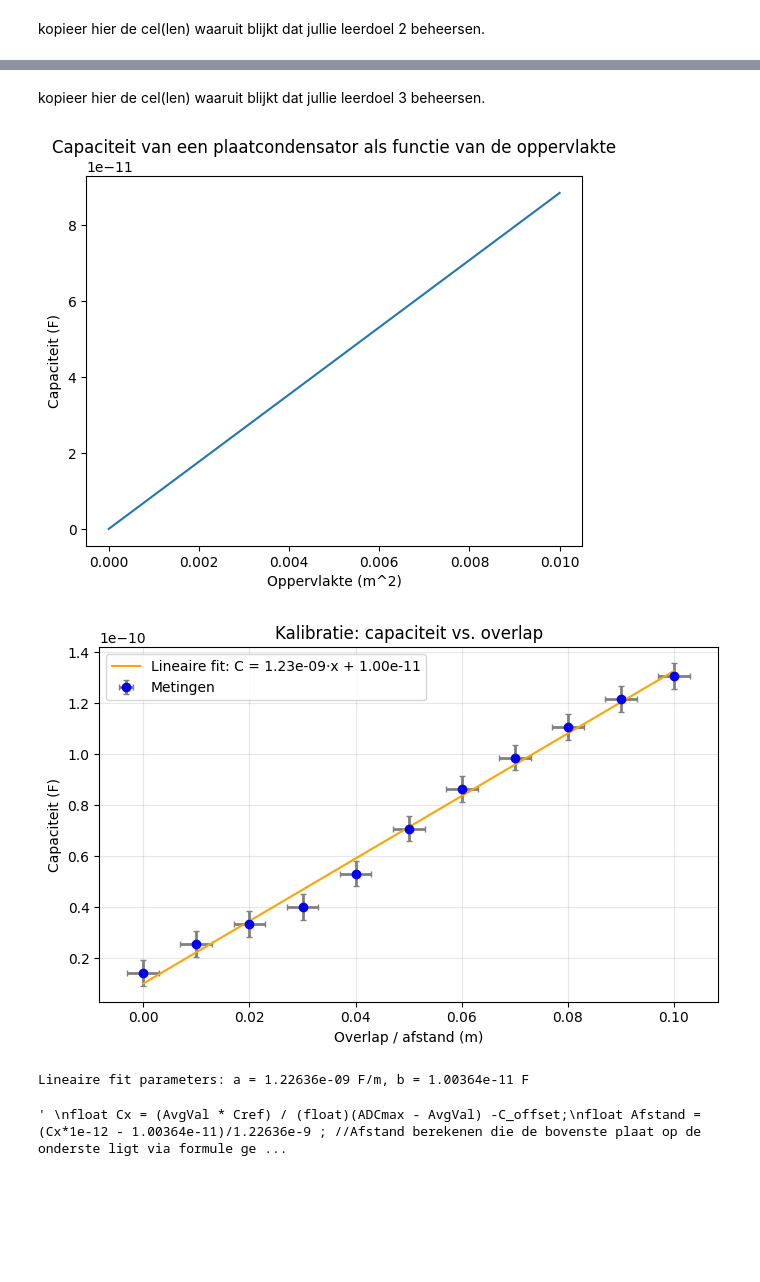
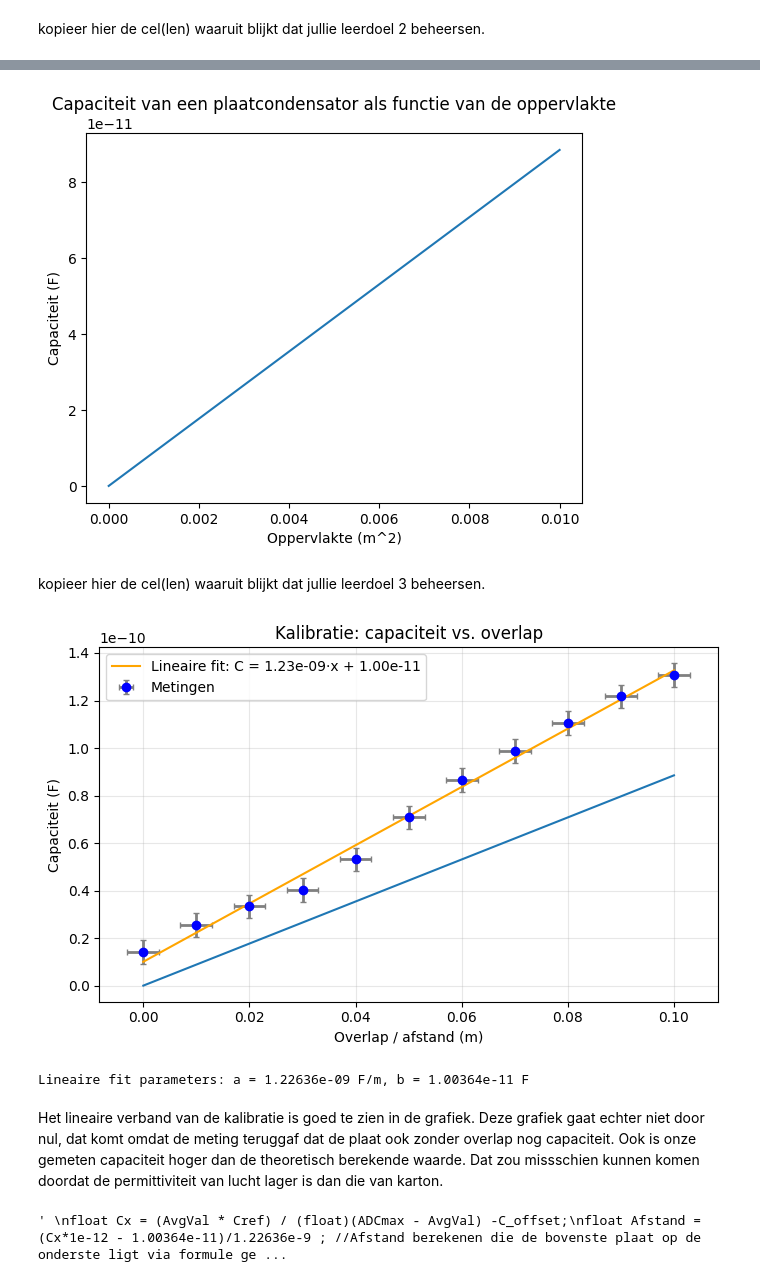
Before and after one commit to ChristophSmit/opdrachten-DEF-D, a Jupyter notebook: FysiekeOntwerpopdrachten/2OntwerpEenSensorCondensator/DEFOntwerpopdracht2OntwerpEenSensorInvulTemplate.ipynb, the cells around one changed output, grey strips where cells are left out. Saved outputs shown, nothing was run; the diff lists cells and outputs as text; code cells hidden in the pictures; blank space fills up the shorter version.

```diff
--- a/FysiekeOntwerpopdrachten/2OntwerpEenSensorCondensator/DEFOntwerpopdracht2OntwerpEenSensorInvulTemplate.ipynb
+++ b/FysiekeOntwerpopdrachten/2OntwerpEenSensorCondensator/DEFOntwerpopdracht2OntwerpEenSensorInvulTemplate.ipynb
@@ -277,58 +264,74 @@ kopieer hier de cel(len) waaruit blijkt dat jullie leerdoel 2 beheersen.
+# %%
+# Plot hier de verwachte ontwerpgrafiek van jullie sensoren.
+import numpy as np
+import matplotlib.pyplot as plt
+eps = 8.85e-12 # F/m
+def capacity(A, d, eps):
+    return eps * A / d
+
+
+A = np.linspace(0, 0.01, 100) # m^2
+d= 0.001
+
+plt.figure()
+plt.plot(A, capacity(A, d, eps))
+plt.xlabel("Oppervlakte (m^2)")
+plt.ylabel("Capaciteit (F)")
+plt.title("Capaciteit van een plaatcondensator als functie van de oppervlakte")
+plt.show()
+# %% [output]
+[figure, added]
 # %% [markdown]
 kopieer hier de cel(len) waaruit blijkt dat jullie leerdoel 3 beheersen.
 # %%
 # Ontwerpgrafiek
 eps = 8.85e-12 # F/m
 def capacity(A, d, eps):
-    return eps * A / d
+    return eps * A*0.1 / d
 
 
-A = np.linspace(0, 0.01, 100) # m^2
+A = np.linspace(0, 0.1, 100) # m^2
 d= 0.001
 
-plt.figure()
-plt.plot(A, capacity(A, d, eps))
-plt.xlabel("Oppervlakte (m^2)")
-plt.ylabel("Capaciteit (F)")
-plt.title("Capaciteit van een plaatcondensator als functie van de oppervlakte")
-plt.show()
+
 
 # Data
 metingen = np.array([14.2, 25.5, 33.3, 40.1, 53.1, 70.8, 86.4, 98.6, 110.6, 121.7, 130.6]) # pF
 afstand = np.array([0, 1, 2, 3, 4, 5, 6, 7, 8, 9, 10]) # cm
 
 # Meetfout
 afstand_fout = 0.3 # cm
 metingen_fout = 5 # pF
 
 # Conversie
 metingen_F = metingen * 1e-12 # omzetten van pF naar F
 afstand_m = afstand * 1e-2 # omzetten van cm naar m
 
 # Lineaire fit: C = a*x + b
 a, b = np.polyfit(afstand_m, metingen_F, 1)
 
 # Fit-curve
 x_fit = np.linspace(afstand_m.min(), afstand_m.max(), 200)
 y_fit = a * x_fit + b
 
 # Plot
 plt.figure(figsize=(7, 4.5))
 plt.errorbar(afstand_m, metingen_F, xerr=afstand_fout*1e-2, yerr=metingen_fout*1e-12, fmt='o', label="Metingen", color="blue", ecolor="gray", elinewidth=2, capsize=2)
 plt.plot(x_fit, y_fit, label=f"Lineaire fit: C = {a:.2e}·x + {b:.2e}", color="orange")
-
+plt.plot(A, capacity(A, d, eps))
 plt.xlabel("Overlap / afstand (m)")
 plt.ylabel("Capaciteit (F)")
 plt.title("Kalibratie: capaciteit vs. overlap")
 plt.grid(True, alpha=0.3)
 plt.legend()
 plt.tight_layout()
 plt.show()
 print(f"Lineaire fit parameters: a = {a:.5e} F/m, b = {b:.5e} F")
 # %% [output]
-[figure, old version]
+[figure, new version]
-[figure, removed]
 Lineaire fit parameters: a = 1.22636e-09 F/m, b = 1.00364e-11 F
+# %% [markdown]
+Het lineaire verband van de kalibratie is goed te zien in de grafiek. Deze grafiek gaat echter niet door nul, dat komt omdat de meting teruggaf dat de plaat ook zonder overlap nog capaciteit. Ook is onze gemeten capaciteit hoger dan de theoretisch berekende waarde. Dat zou missschien kunnen komen doordat de permittiviteit van lucht lager is dan die van karton.
 # %%
 """
 float Cx = (AvgVal * Cref) / (float)(ADCmax - AvgVal) -C_offset;
```
Also changed, not shown: parts of 5 cells of this notebook.
